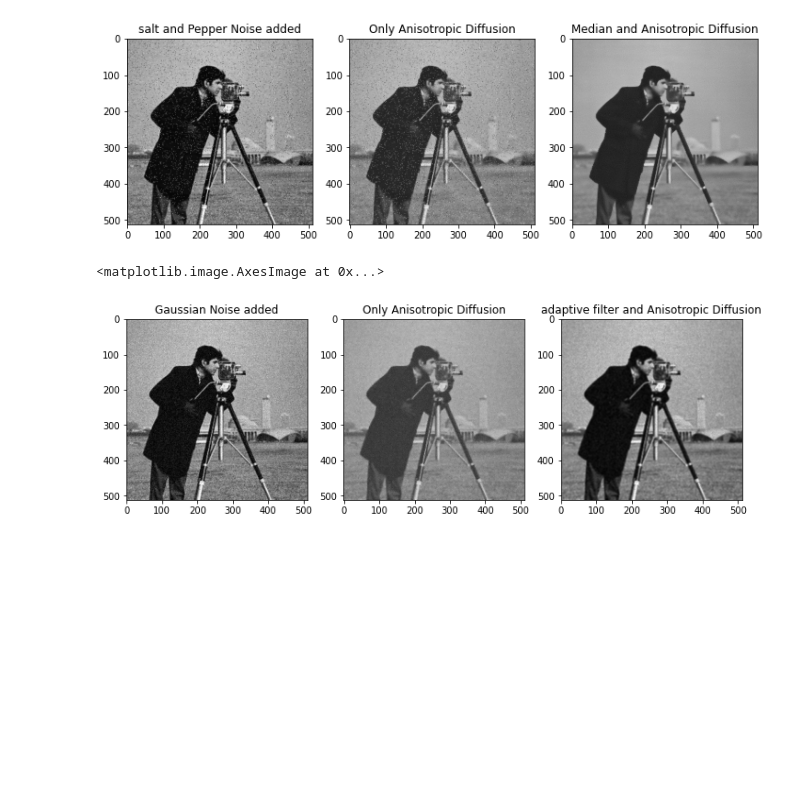
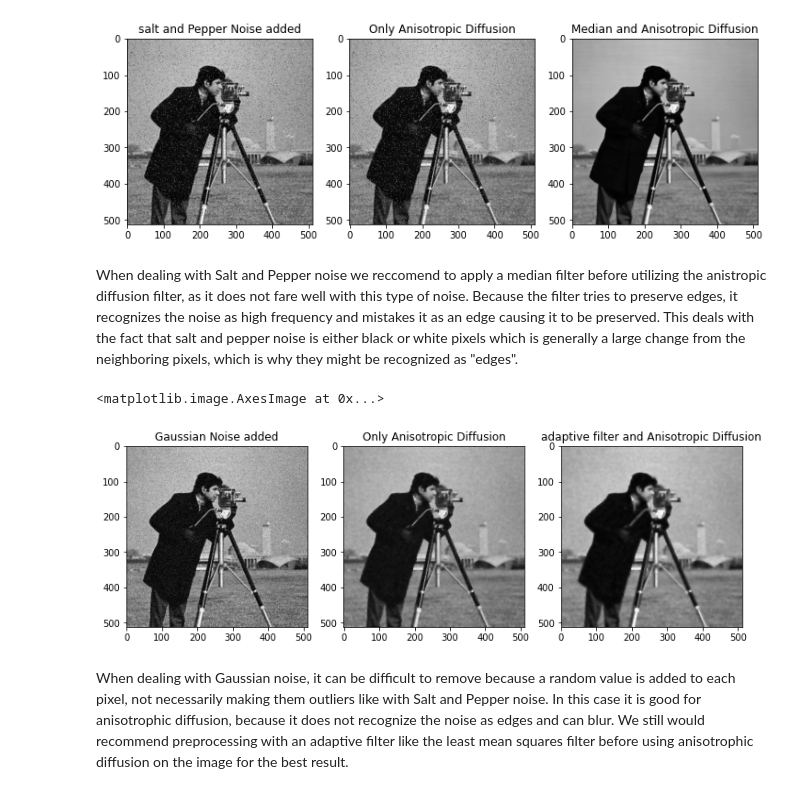
Before and after one commit to ShaneHoughton/anisotropic_diffusion, a Jupyter notebook: Project02.ipynb, the cells around one changed output. Cells and saved outputs as stored; diff of their text form; code cells hidden in the pictures; blank space fills up the shorter version.

```diff
--- a/Project02.ipynb
+++ b/Project02.ipynb
@@ -59,7 +61,7 @@ Text(0.5, 1.0, 'Gradient Calculation')
 # %% [markdown]
 **Implementing the filter as a self-contained function taking the image as the first argument and any additional parameters, preferably with reasonable default values.**
 # %%
-def anisotropic_diffusion(im, gamma, lam, niter=10):
+def anisotropic_diffusion(im, gamma=0.05, lam=0.5, niter=10):
     """
     Performs anisotropic diffusion on the given image
 
@@ -201,29 +180,33 @@ plt.title("Median and Anisotropic Diffusion")
 # %% [output]
 Text(0.5, 1.0, 'Median and Anisotropic Diffusion')
 [figure]
+# %% [markdown]
+When dealing with Salt and Pepper noise we reccomend to apply a median filter before utilizing the anistropic diffusion filter, as it does not fare well with this type of noise. Because the filter tries to preserve edges, it recognizes the noise as high frequency and mistakes it as an edge causing it to be preserved. This deals with the fact that salt and pepper noise is either black or white pixels which is generally a large change from the neighboring pixels, which is why they might be recognized as "edges".
 # %%
 plt.figure(figsize=(12,12))
 noisy = random_noise(im, mode='gaussian', var=0.01)
 plt.subplot(1,3,1)
 plt.imshow(noisy)
 plt.title("Gaussian Noise added")
 
-out = anisotropic_diffusion(noisy, 0.1, 2, 5)
+out = anisotropic_diffusion(noisy, 0.1, .5, 20)
 plt.subplot(1,3,2)
 plt.imshow(out)
 plt.title("Only Anisotropic Diffusion")
 
 # Gaussian noise removal with an adaptive filter
 sz = (5,5) #sz of the kernel
 m = ndi.uniform_filter(noisy, sz)
 var = ndi.convolve(noisy*noisy, np.ones(sz))/(sz[0]*sz[1]-m*m)
 n = var.mean()
 f = np.maximum(0, var -n)/ np.maximum(var,n)
 ad_out = m + f * (noisy - m)
 
 plt.subplot(1,3,3)
 plt.title("adaptive filter and Anisotropic Diffusion")
-plt.imshow(ad_out)
+plt.imshow(anisotropic_diffusion(ad_out, 0.05, .5, 20))
 # %% [output]
 <matplotlib.image.AxesImage at 0x...>
-[figure, old version]
+[figure, new version]
+# %% [markdown]
+When dealing with Gaussian noise, it can be difficult to remove because a random value is added to each pixel, not necessarily making them outliers like with Salt and Pepper noise. In this case it is good for anisotrophic diffusion, because it does not recognize the noise as edges and can blur. We still would recommend preprocessing with an adaptive filter like the least mean squares filter before using anisotrophic diffusion on the image for the best result.
```
Also changed, not shown: parts of 7 cells of this notebook.
